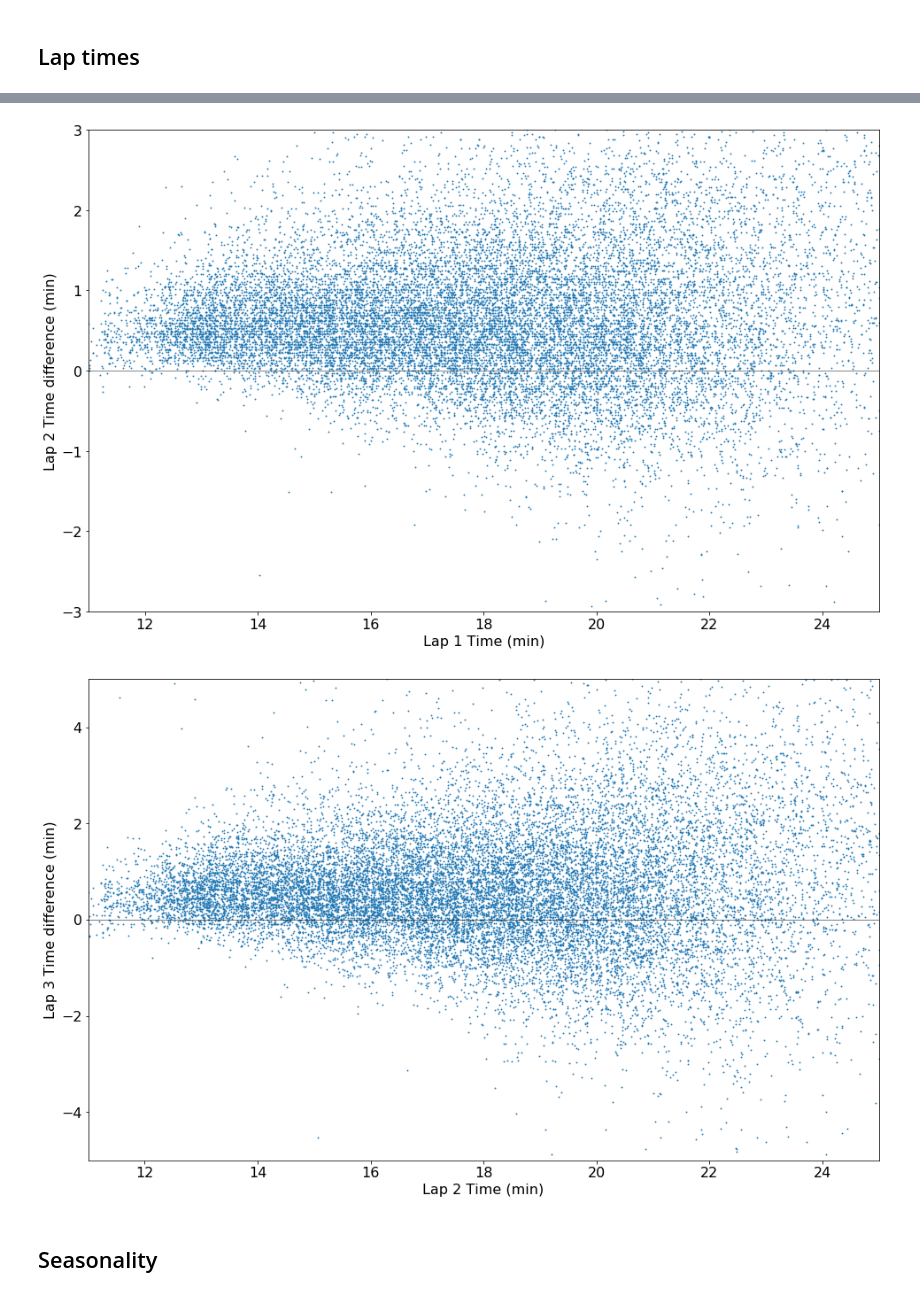
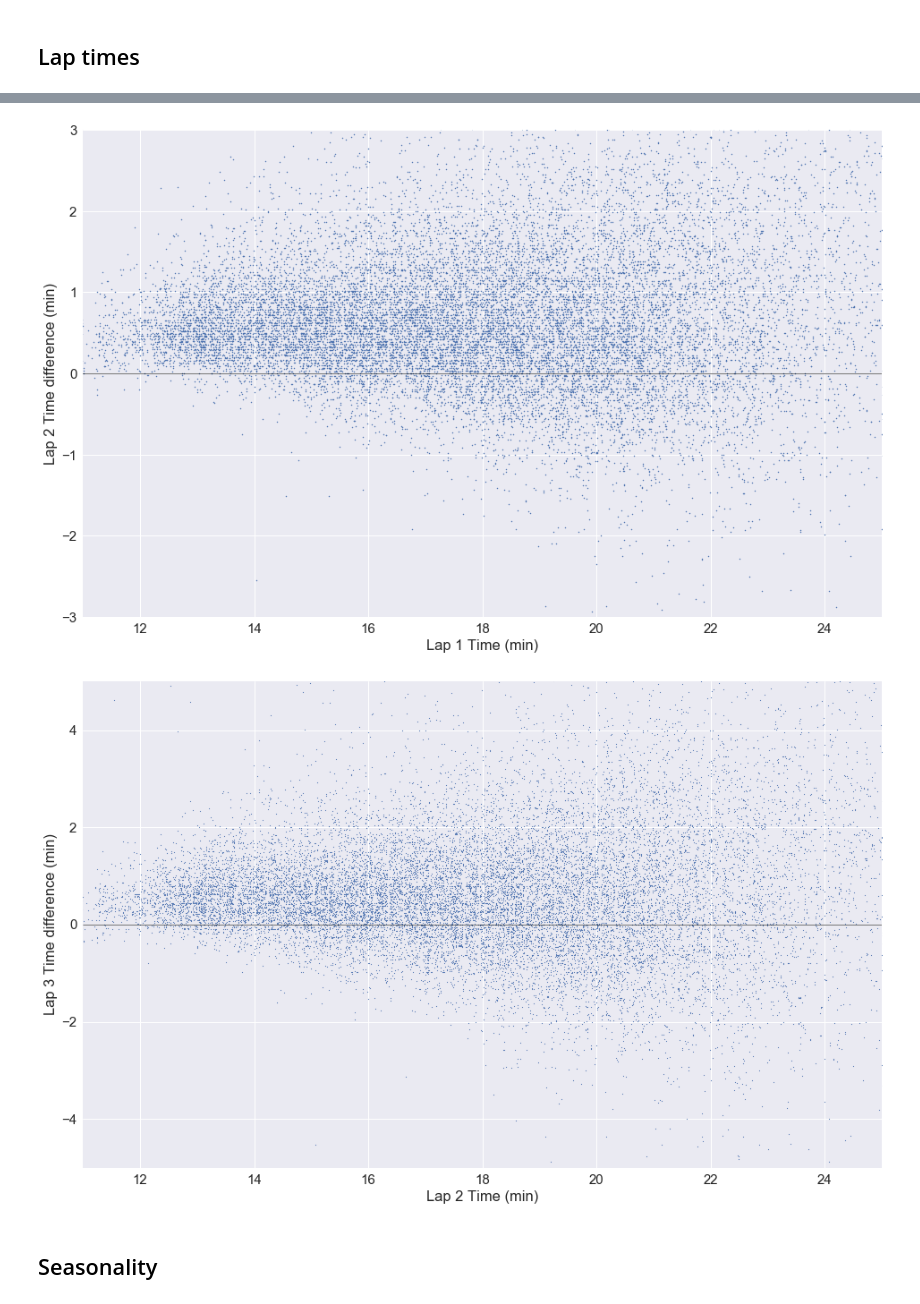
Before and after one commit to CDonnerer/regents-races, a Jupyter notebook: race_analysis.ipynb, the cells around one changed output, grey strips where cells are left out. Cells and saved outputs as stored; diff of their text form; code cells hidden in the pictures.

Commit message:
seaborn

```diff
--- a/race_analysis.ipynb
+++ b/race_analysis.ipynb
@@ -6,10 +6,12 @@ import numpy as np
 
 import scipy.stats as stats
 from scipy.optimize import curve_fit
+
+import seaborn as sns
 from matplotlib import pyplot as plt
 %matplotlib inline
 
-plt.rcParams.update({'font.size': 16})
+sns.set(font_scale=1.5)
 # %%
 df = pd.read_csv('data/race_results',index_col=0)
 # %%
@@ -107,0 +78,5 @@ plt.savefig('plots/time_distribution_by_gender.png')
+# %%
+c = 'Gender'
+gender_to_keep = df2[c].value_counts()[df2[c].value_counts() > 5]
+to_keep   = df2[c].isin(gender_to_keep.index)
+df2[c] = df2[to_keep][c]
@@ -248,18 +246,18 @@ dtype: int64
 # %%
 plt.figure(figsize=(16,10))
 
 #plt.scatter(df3['Place'],df3['Lap 1 Time']-df3['Lap 2 Time'],marker='.',s=3)
-plt.scatter(df3['Lap 1 Time'],df3['Lap 2 Time']-(df3['Lap 1 Time']-df3['Start delay']),marker='.',s=3)
+plt.scatter(df3['Lap 1 Time'],df3['Lap 2 Time']-(df3['Lap 1 Time']-df3['Start delay']),marker='.',s=5)
 #plt.hexbin(df3['Lap 1 Time'],df3['Lap 2 Time']-df3['Lap 1 Time'],gridsize=100)
 plt.plot([0,500],[0]*2,color='k',linewidth=0.5)
 plt.xlabel('Lap 1 Time (min)')
 plt.ylabel('Lap 2 Time difference (min)')
 plt.xlim([11, 25])
 #plt.xlim([0, 600])
 plt.ylim([-3, 3])
 plt.savefig('plots/lap12_timediff.png')
 # %% [output]
-[figure, old version]
+[figure, new version]
 # %%
 plt.figure(figsize=(16,10))
 
@@ -273,7 +271,7 @@ plt.xlim([11, 25])
 plt.ylim([-5, 5])
 plt.savefig('plots/lap23_timediff.png')
 # %% [output]
-[figure, old version]
+[figure, new version]
 # %% [markdown]
 ## Seasonality
 # %%
```
Also changed, not shown: parts of 14 cells of this notebook, 7 other files.
